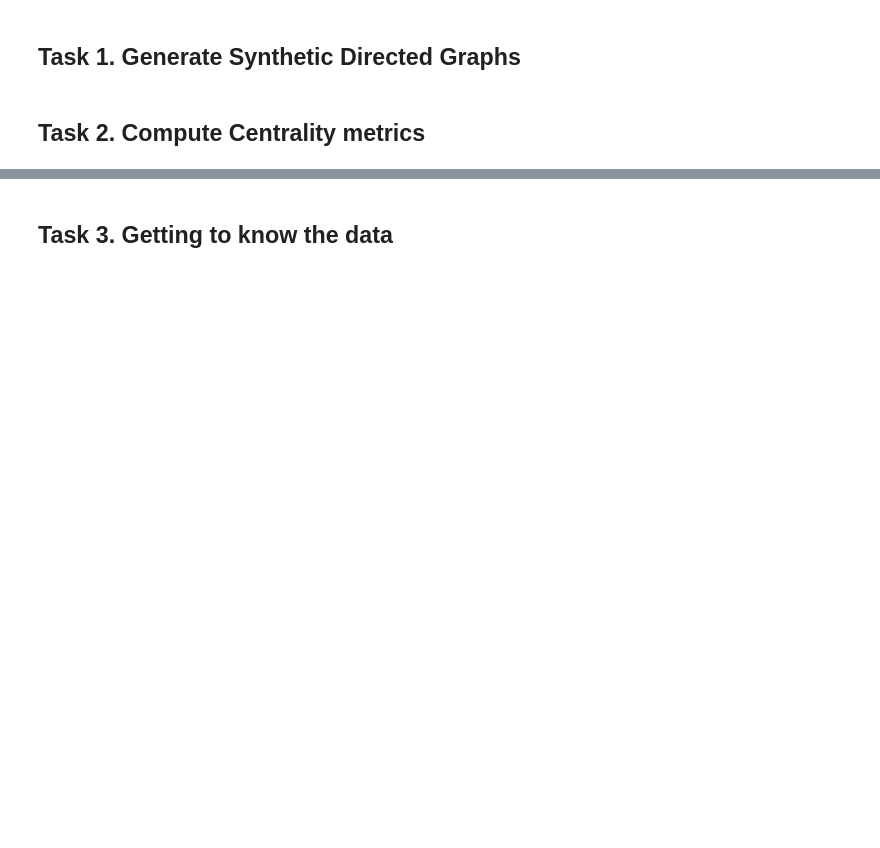
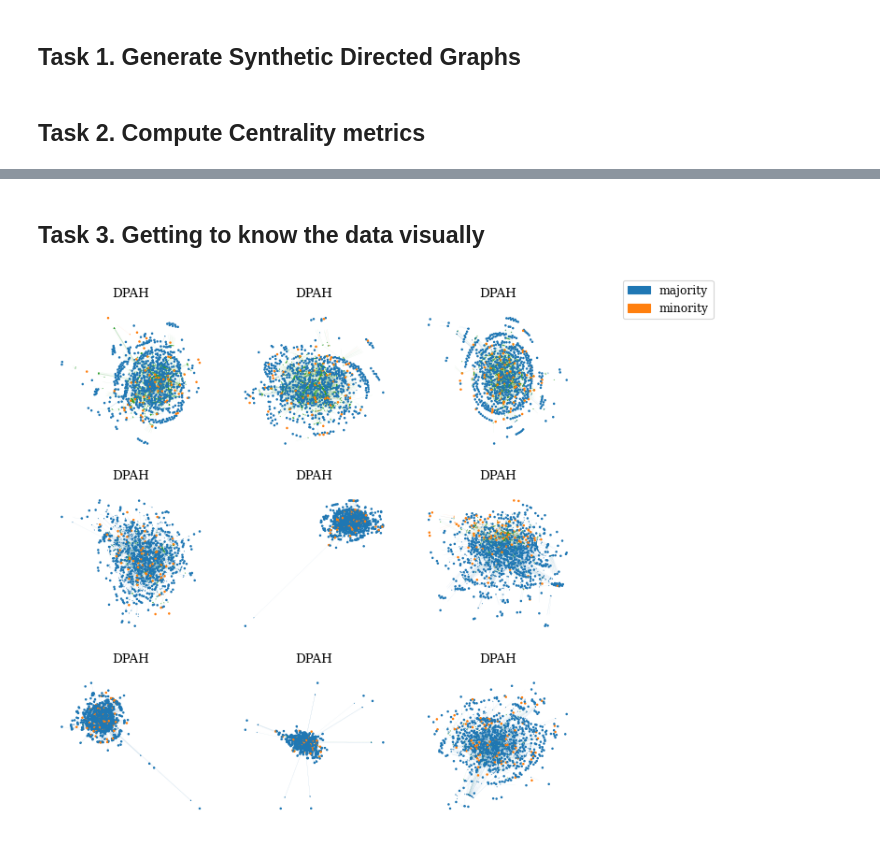
Before and after one commit to snma-tutorial/ecmlpkdd2024, a Jupyter notebook: exercises/2_exercise_solution.ipynb, the cells around one changed output, grey strips where cells are left out. Saved outputs shown, nothing was run; the diff lists cells and outputs as text; code cells hidden in the pictures; blank space fills up the shorter version.

```diff
--- a/exercises/2_exercise_solution.ipynb
+++ b/exercises/2_exercise_solution.ipynb
@@ -91,7 +104,7 @@ for h_M in homophily_values: # homophily within majority nodes
     for h_m in homophily_values: # homophily within minority nodes
 
         # generating graph
-        m = model_gen(N=N, d=d, f_m=f_m, plo_M=plo_M, plo_m=plo_m, h_M=h_M, h_m=h_m, seed=seed)
+        m = DPAHModel(N=N, d=d, f_m=f_m, plo_M=plo_M, plo_m=plo_m, h_M=h_M, h_m=h_m, seed=seed)
         m.simulate()
 
         # updating name to include homophily values
@@ -109,5 +131,5 @@ for m in graph_models:
 # %% [markdown]
-## Task 3. Getting to know the data
+## Task 3. Getting to know the data visually
 # %%
 ### Setting the look & feel
 viz.reset_style()
@@ -115,10 +137,13 @@ viz.set_paper_style()
 # %%
 ### Plotting al graphs at once
 ### Showing 3 graphs per row
 
+fn = io.path_join(PLOTS, f'{EXID}_all_graphs.pdf')
 viz.plot_graph(graph_models,
                nc = 3,
                cell_size = 2.0,
                wspace = 0.1,
                ignore_singletons=True,
-               fn = 'plots/4_all_graphs.pdf')
+               fn = fn)
+# %% [output]
+[figure, added]
```
Also changed, not shown: parts of 34 cells of this notebook, 12 other files.
